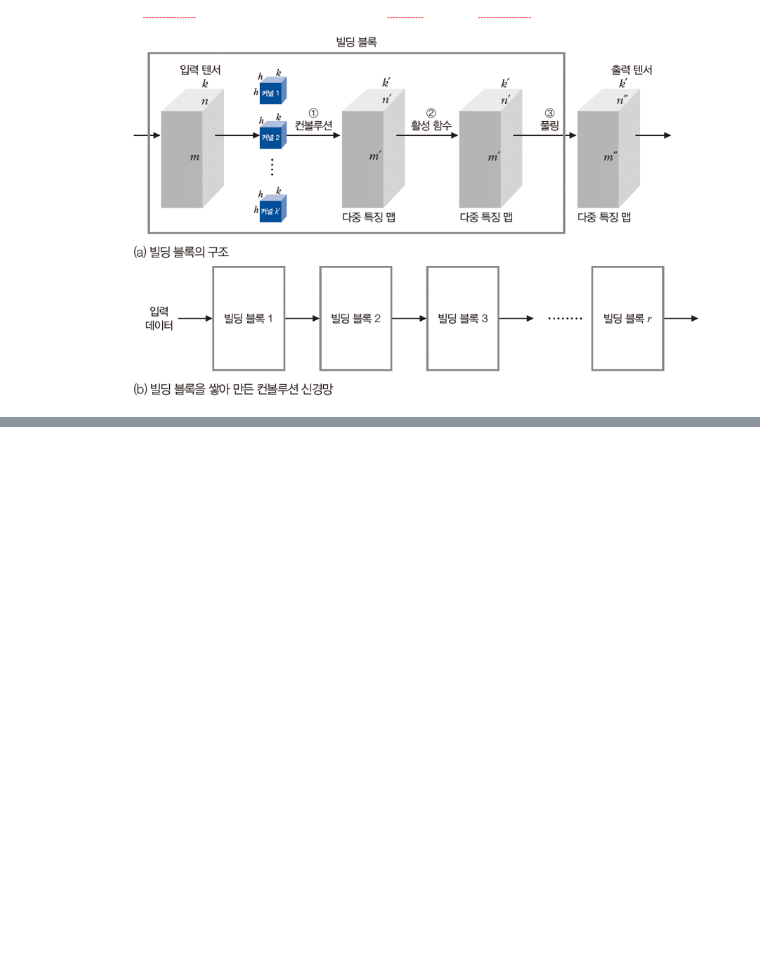
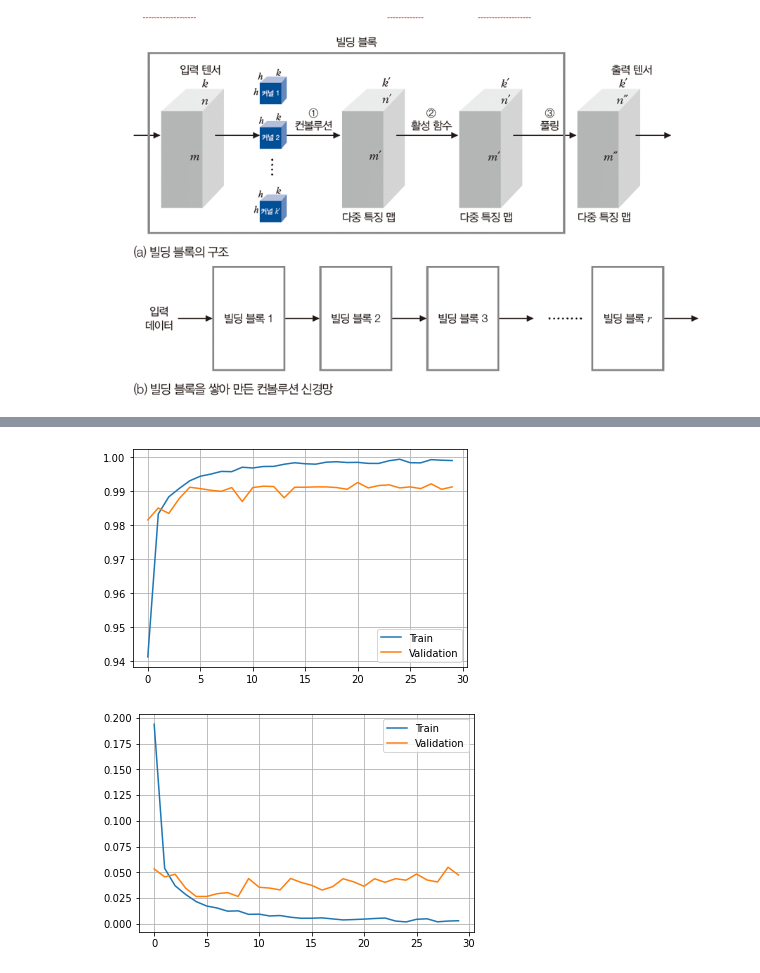
Before and after one commit to bigdataleeky/python, a Jupyter notebook: 20220422/20220422_컨볼류션 신경망 & 컴퓨터 비젼.ipynb, the cells around one changed output, grey strips where cells are left out. Drawn from its saved outputs; the diff is of its cells as text; code cells hidden in the pictures; blank space fills up the shorter version.

```diff
--- a/20220422/20220422_컨볼류션 신경망 & 컴퓨터 비젼.ipynb
+++ b/20220422/20220422_컨볼류션 신경망 & 컴퓨터 비젼.ipynb
@@ -93,0 +94,22 @@ y_target = tf.keras.utils.to_categorical(y_target,10)
+# %%
+# LeNet-5 신경망 모델 설계
+cnn = Sequential()
+
+cnn.add( Conv2D(6, (5,5), padding='same', activation='relu', input_shape=(28,28,1) ) )
+cnn.add(MaxPooling2D(pool_size=(2,2)))
+
+cnn.add( Conv2D(16, (5,5), padding='same', activation='relu'))
+cnn.add(MaxPooling2D(pool_size=(2,2)))
+
+cnn.add( Conv2D(120, (5,5), padding='same', activation='relu'))
+
+cnn.add(Flatten())
+
+cnn.add(Dense(84,activation='relu'))
+
+cnn.add(Dense(10,activation='softmax'))
+# %%
+# 신경망 학습
+from tensorflow.keras.losses import categorical_crossentropy
+cnn.compile(loss = categorical_crossentropy, optimizer=Adam(), metrics=['accuracy'])
+hist =  cnn.fit(x_train, y_train,batch_size=128, epochs=30,validation_data=(x_target,y_target), verbose=2)
@@ -93,0 +134,22 @@ y_target = tf.keras.utils.to_categorical(y_target,10)
+# %%
+# 정확률 평가
+res = cnn.evaluate(x_target,y_target)
+print(f"정확률 : {res[1]}")
+
+import matplotlib.pyplot as plt
+
+# 정확률 그래프
+plt.plot(hist.history['accuracy'])
+plt.plot(hist.history['val_accuracy'])
+plt.legend(['Train','Validation'], loc = 'best')
+plt.grid()
+plt.show()
+
+
+# 손실 그래프
+plt.plot(hist.history['loss'])
+plt.plot(hist.history['val_loss'])
+plt.legend(['Train','Validation'], loc = 'best')
+plt.grid()
+plt.show()
+# %% [output]
@@ -93,0 +158,2 @@ y_target = tf.keras.utils.to_categorical(y_target,10)
+[figure, added]
+[figure, added]
```
Also changed, not shown: parts of 15 cells of this notebook.
